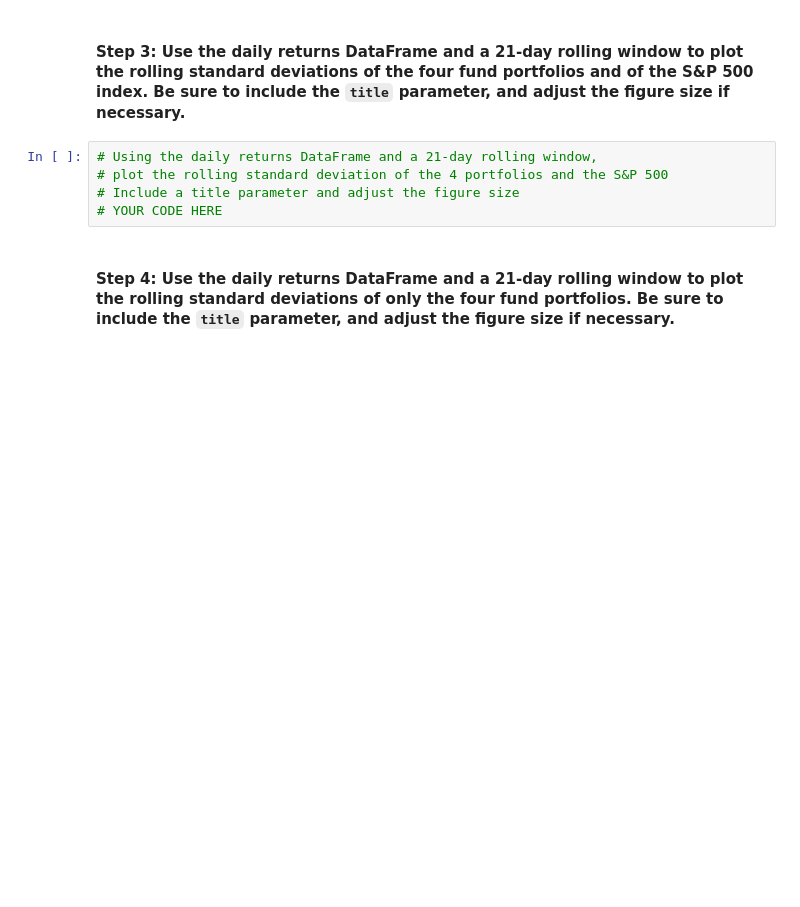
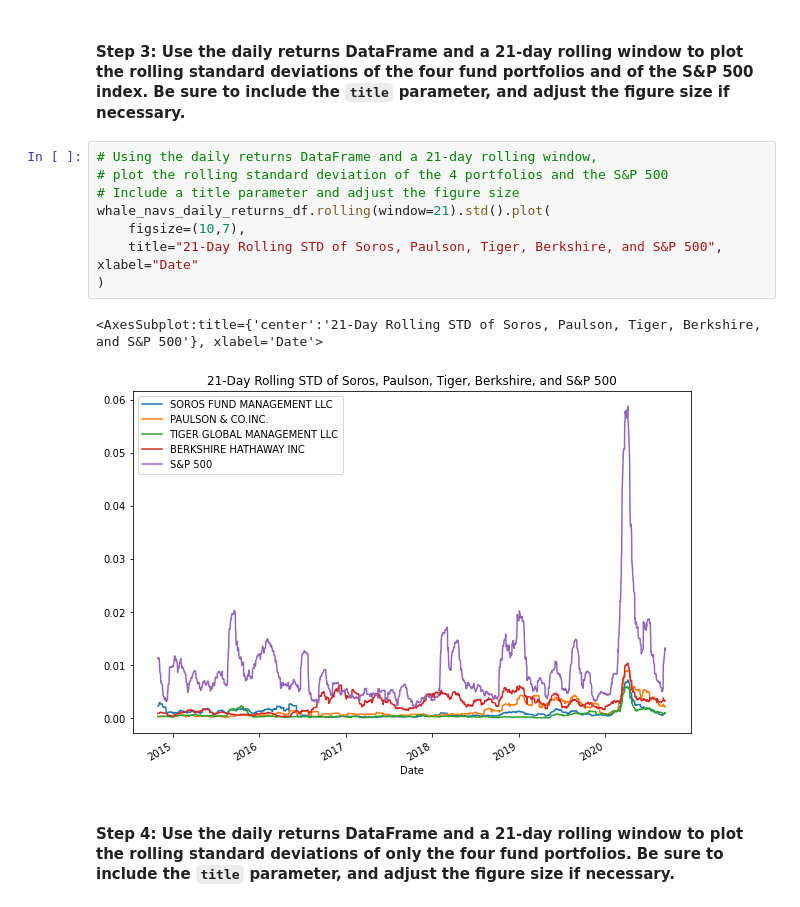
Before and after one commit to medina4595/Analyzing_risk_return, a Jupyter notebook: Starter_Code/risk_return_analysis.ipynb, the cells around one changed output. Drawn from its saved outputs; the diff is of its cells as text; blank space fills up the shorter version.

Commit message:
daily21,annual avg return, sharpe,var,cov,avg/beta

```diff
--- a/Starter_Code/risk_return_analysis.ipynb
+++ b/Starter_Code/risk_return_analysis.ipynb
@@ -260,8 +269,14 @@ dtype: float64
 # %%
 # Using the daily returns DataFrame and a 21-day rolling window,
 # plot the rolling standard deviation of the 4 portfolios and the S&P 500
 # Include a title parameter and adjust the figure size
-# YOUR CODE HERE
+whale_navs_daily_returns_df.rolling(window=21).std().plot(
+    figsize=(10,7),
+    title="21-Day Rolling STD of Soros, Paulson, Tiger, Berkshire, and S&P 500", xlabel="Date"
+)
+# %% [output]
+<AxesSubplot:title={'center':'21-Day Rolling STD of Soros, Paulson, Tiger, Berkshire, and S&P 500'}, xlabel='Date'>
+[figure, added]
 # %% [markdown]
 #### Step 4: Use the daily returns DataFrame and a 21-day rolling window to plot the rolling standard deviations of only the four fund portfolios. Be sure to include the `title` parameter, and adjust the figure size if necessary.
 # %%
```
Also changed, not shown: parts of 23 cells of this notebook.
